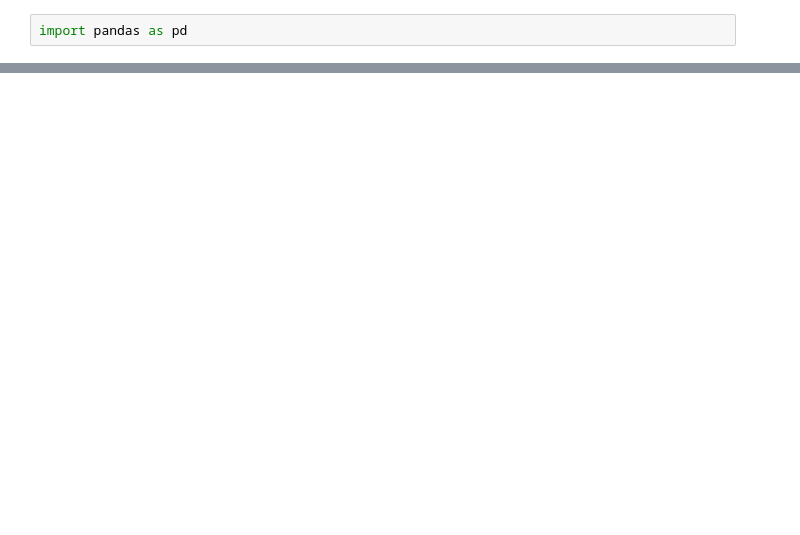
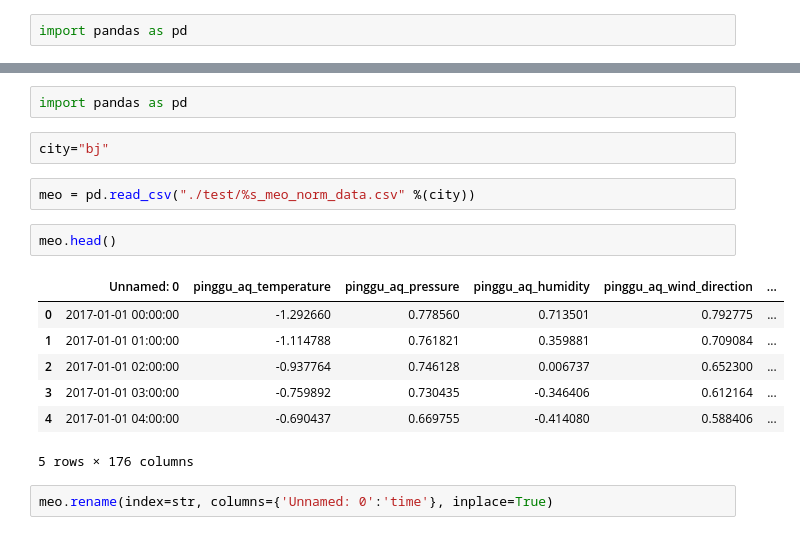
Before and after one commit to txytju/air-quality-prediction, a Jupyter notebook: test.ipynb, the cells around one changed output, grey strips where cells are left out. Drawn from its saved outputs; the diff is of its cells as text; blank space fills up the shorter version.

```diff
--- a/test.ipynb
+++ b/test.ipynb
@@ -25,0 +43,18 @@ ValueError: labels [3] not contained in axis
+# %%
+import pandas as pd
+# %%
+city="bj"
+# %%
+meo = pd.read_csv("./test/%s_meo_norm_data.csv" %(city))
+# %%
+meo.head()
+# %% [output]
+|  | Unnamed: 0 | pinggu_aq_temperature | pinggu_aq_pressure | pinggu_aq_humidity | pinggu_aq_wind_direction | ... |
+| 0 | 2017-01-01 00:00:00 | -1.292660 | 0.778560 | 0.713501 | 0.792775 | ... |
+| 1 | 2017-01-01 01:00:00 | -1.114788 | 0.761821 | 0.359881 | 0.709084 | ... |
+| 2 | 2017-01-01 02:00:00 | -0.937764 | 0.746128 | 0.006737 | 0.652300 | ... |
+| 3 | 2017-01-01 03:00:00 | -0.759892 | 0.730435 | -0.346406 | 0.612164 | ... |
+| 4 | 2017-01-01 04:00:00 | -0.690437 | 0.669755 | -0.414080 | 0.588406 | ... |
+5 rows × 176 columns
+# %%
+meo.rename(index=str, columns={'Unnamed: 0':'time'}, inplace=True)
```
Also changed, not shown: parts of 14 cells of this notebook, 7 other files.
